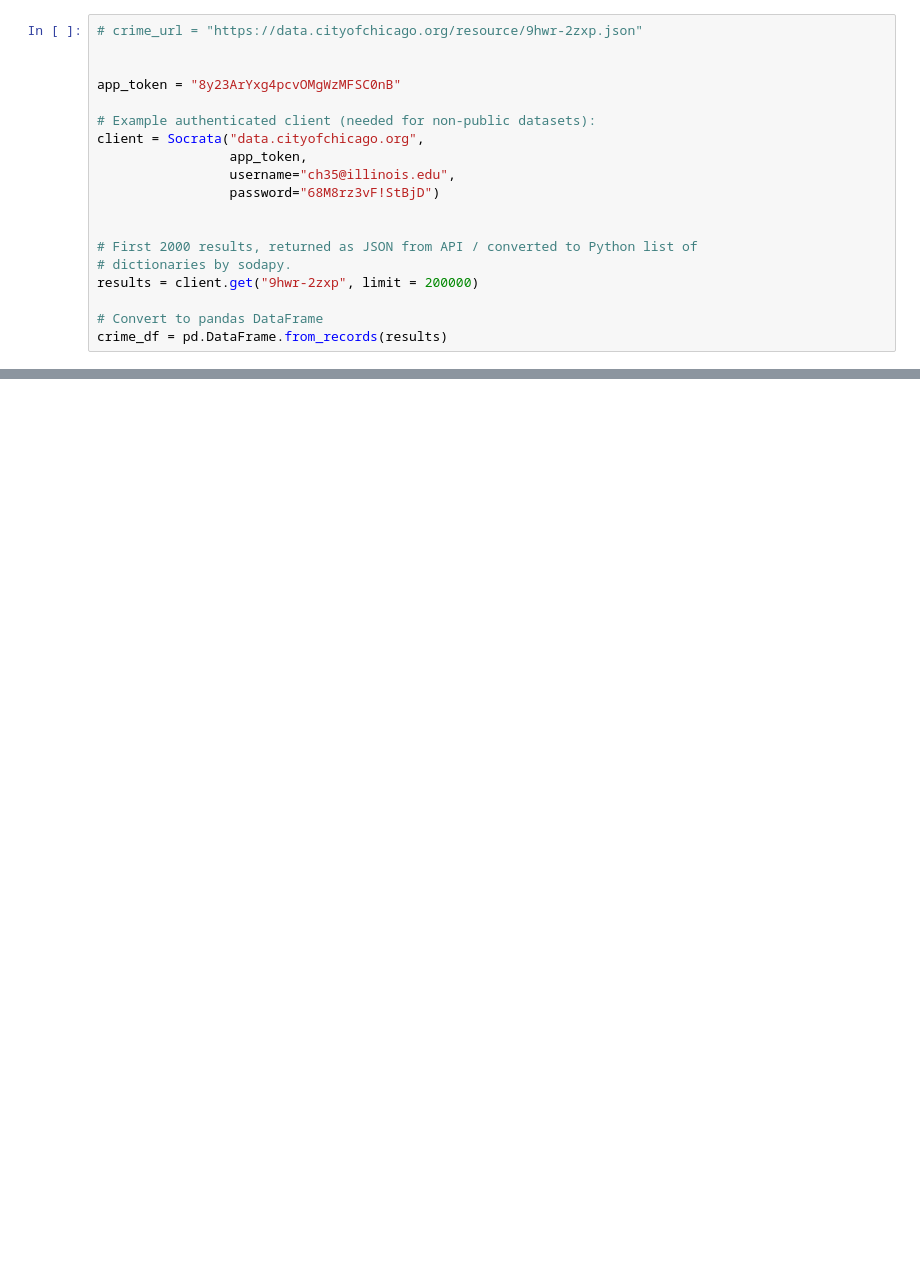
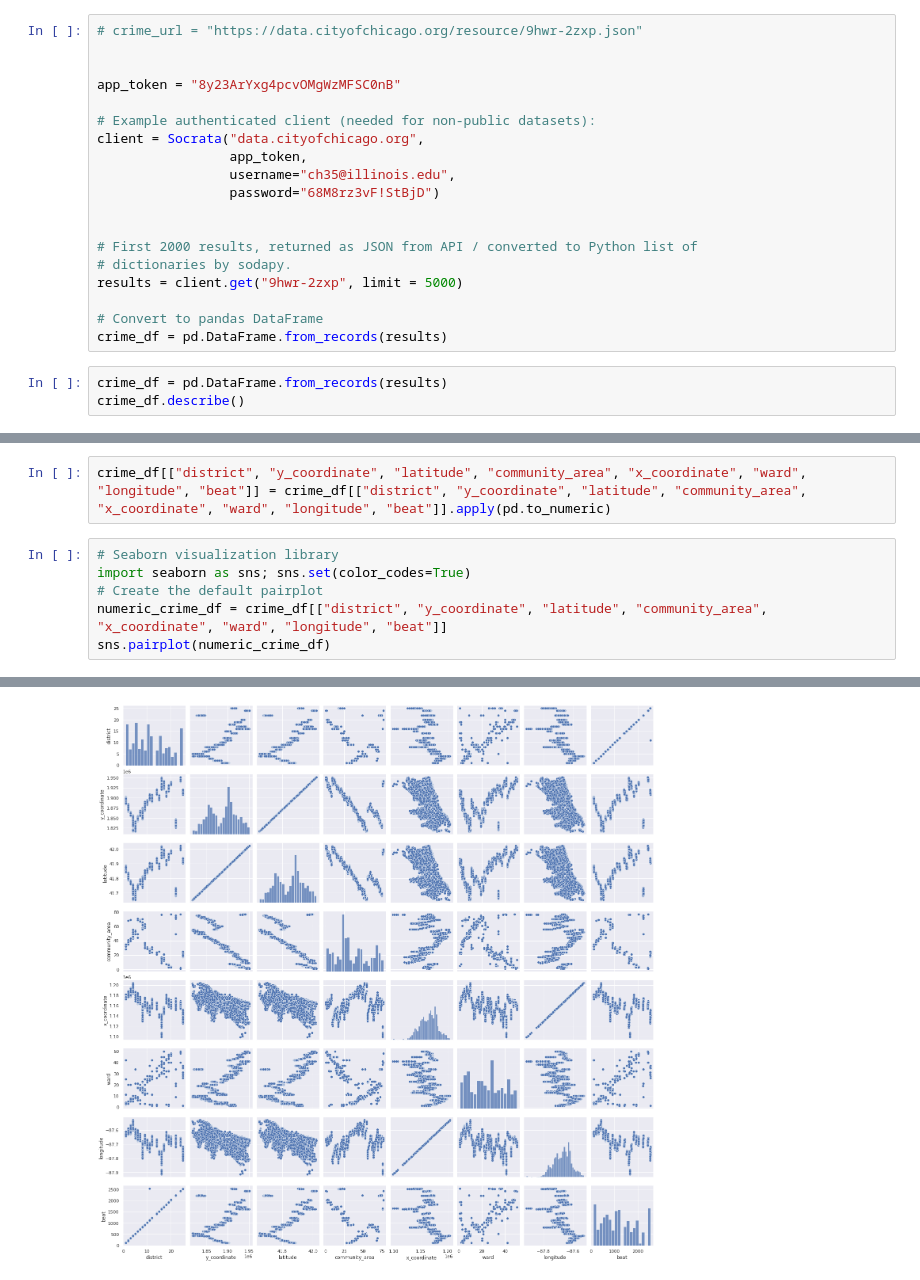
Before and after one commit to chriistinahu/STAT_430_PDS_Project, a Jupyter notebook: crime_data_analysis.ipynb, the cells around one changed output, grey strips where cells are left out. Saved outputs shown, nothing was run; the diff lists cells and outputs as text; blank space fills up the shorter version.

Commit message:
add more graphs and update analysis

```diff
--- a/crime_data_analysis.ipynb
+++ b/crime_data_analysis.ipynb
@@ -17,7 +38,10 @@ client = Socrata("data.cityofchicago.org",
 
 # First 2000 results, returned as JSON from API / converted to Python list of
 # dictionaries by sodapy.
-results = client.get("9hwr-2zxp", limit = 200000)
+results = client.get("9hwr-2zxp", limit = 5000)
 
 # Convert to pandas DataFrame
 crime_df = pd.DataFrame.from_records(results)
+# %%
+crime_df = pd.DataFrame.from_records(results)
+crime_df.describe()
@@ -27,0 +112,9 @@ crime_df.describe()
+# %%
+crime_df[["district", "y_coordinate", "latitude", "community_area", "x_coordinate", "ward", "longitude", "beat"]] = crime_df[["district", "y_coordinate", "latitude", "community_area", "x_coordinate", "ward", "longitude", "beat"]].apply(pd.to_numeric)
+# %%
+# Seaborn visualization library
+import seaborn as sns; sns.set(color_codes=True)
+# Create the default pairplot
+numeric_crime_df = crime_df[["district", "y_coordinate", "latitude", "community_area", "x_coordinate", "ward", "longitude", "beat"]]
+sns.pairplot(numeric_crime_df)
+# %% [output]
@@ -27,0 +122 @@ crime_df.describe()
+[figure, added]
```
Also changed, not shown: parts of 10 cells of this notebook, 1 other file.
